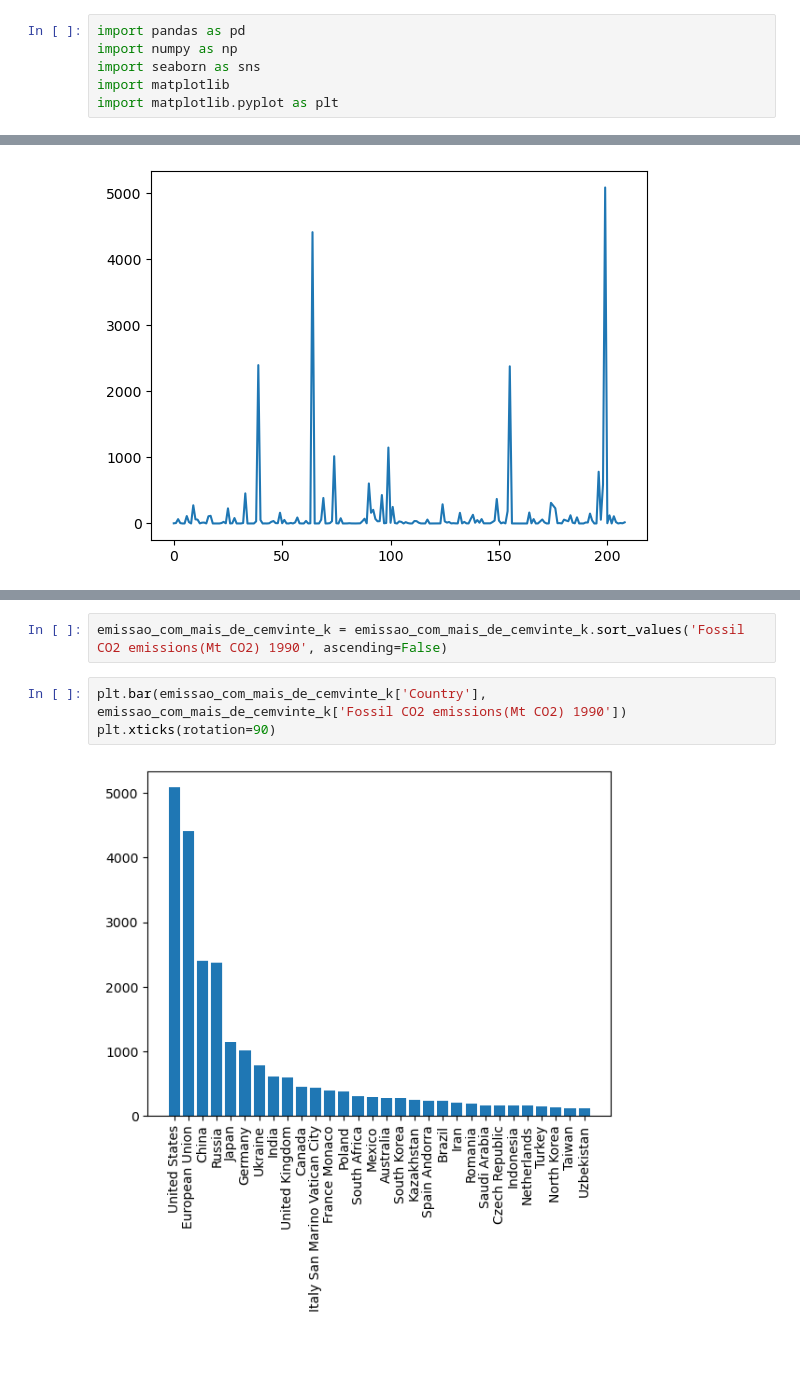
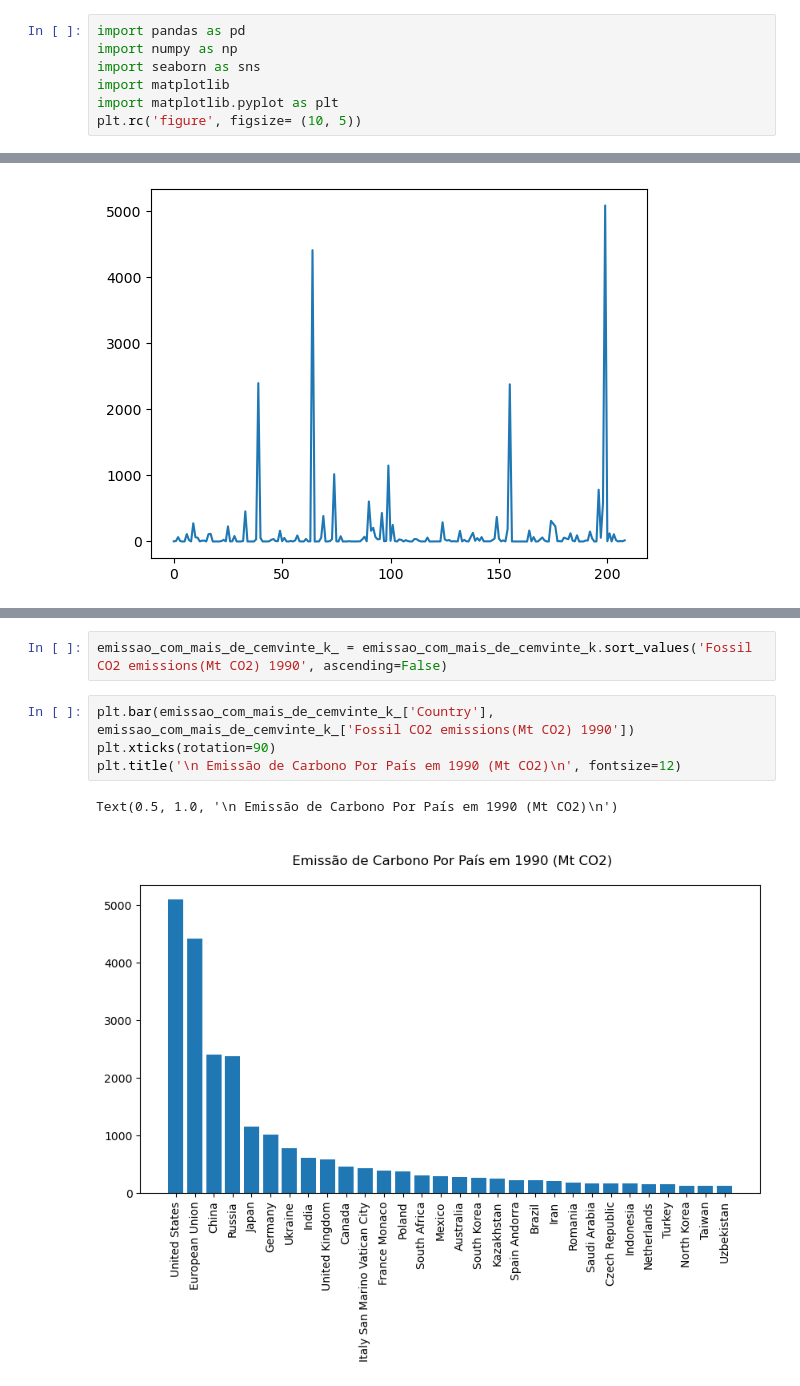
Before and after one commit to henriquecarvalho-maker/Emiss-o-de-Carbono-por-Pais, a Jupyter notebook: analise_carbono_pais.ipynb, the cells around one changed output, grey strips where cells are left out. Drawn from its saved outputs; the diff is of its cells as text; blank space fills up the shorter version.

```diff
--- a/analise_carbono_pais.ipynb
+++ b/analise_carbono_pais.ipynb
@@ -4,6 +4,7 @@ import numpy as np
 import seaborn as sns
 import matplotlib
 import matplotlib.pyplot as plt
+plt.rc('figure', figsize= (10, 5))
 # %%
 dados = pd.read_csv('dados/list_of_countries_by_carbon_dioxide_emissions.csv')
 # %%
@@ -101,9 +102,11 @@ emissao_com_mais_de_cemvinte_k.head()
 | 39 | China | 2397.048 | 6263.064 | 10877.218 | 29.34% | 353.80% | ... |
 | 49 | Czech Republic | 162.835 | 127.157 | 109.756 | 0.30% | -32.60% | ... |
 # %%
-emissao_com_mais_de_cemvinte_k = emissao_com_mais_de_cemvinte_k.sort_values('Fossil CO2 emissions(Mt CO2) 1990', ascending=False)
+emissao_com_mais_de_cemvinte_k_ = emissao_com_mais_de_cemvinte_k.sort_values('Fossil CO2 emissions(Mt CO2) 1990', ascending=False)
 # %%
-plt.bar(emissao_com_mais_de_cemvinte_k['Country'], emissao_com_mais_de_cemvinte_k['Fossil CO2 emissions(Mt CO2) 1990'])
+plt.bar(emissao_com_mais_de_cemvinte_k_['Country'], emissao_com_mais_de_cemvinte_k_['Fossil CO2 emissions(Mt CO2) 1990'])
 plt.xticks(rotation=90)
+plt.title('\n Emissão de Carbono Por País em 1990 (Mt CO2)\n', fontsize=12)
 # %% [output]
+Text(0.5, 1.0, '\n Emissão de Carbono Por País em 1990 (Mt CO2)\n')
-[figure, old version]
+[figure, new version]
```
Also changed, not shown: parts of 2 cells of this notebook.
